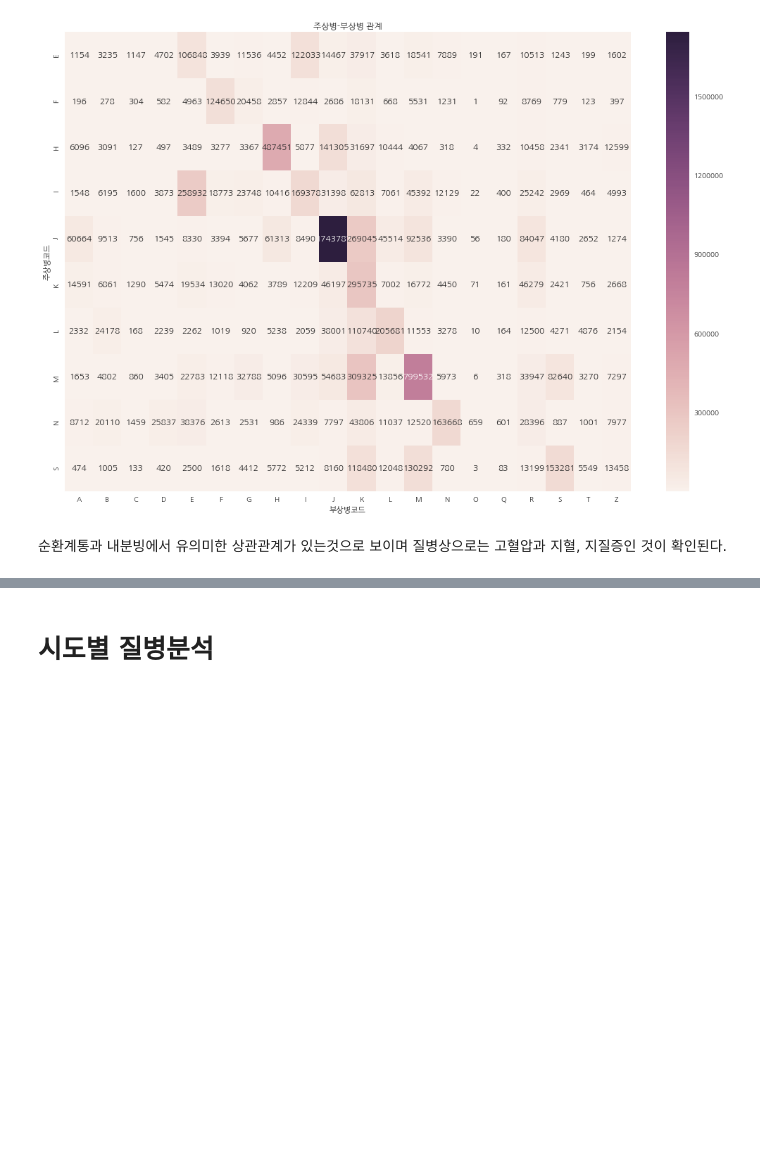
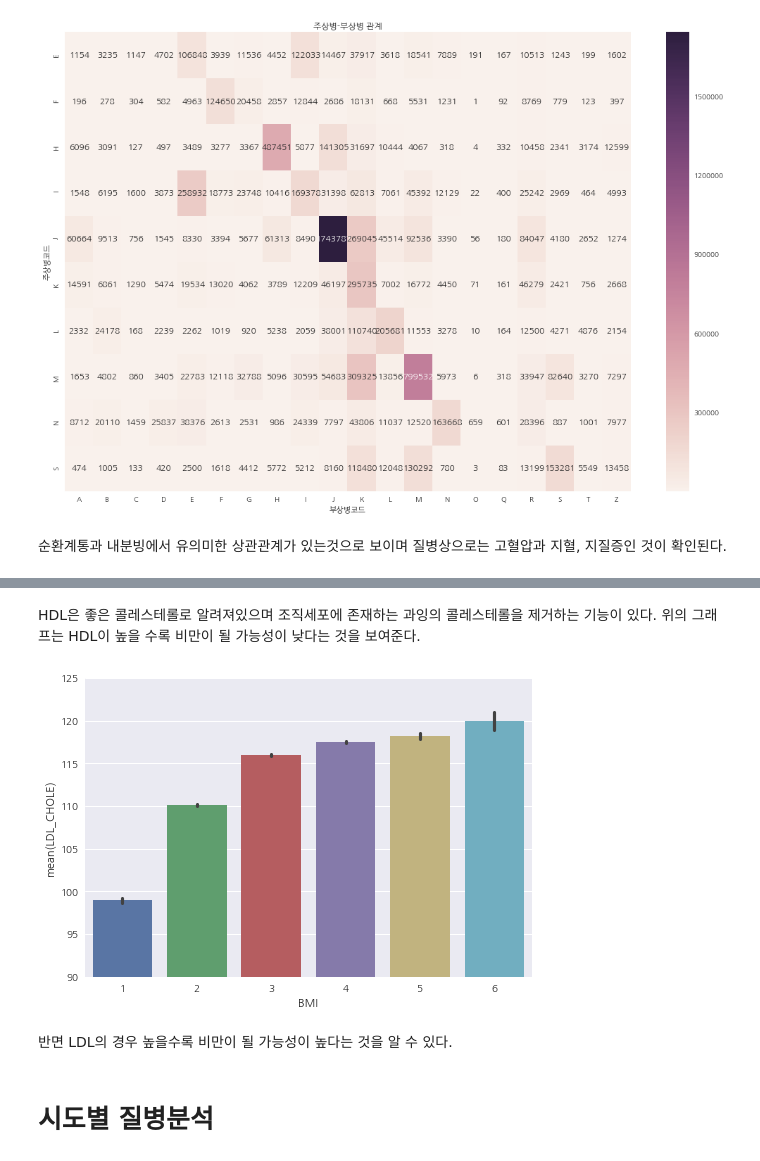
Before and after one commit to yolo0220/National_Health_Insurance_Sharing_Service_Project, a Jupyter notebook: Exploratory_Data_Analysis.ipynb, the cells around one changed output, grey strips where cells are left out. Cells and saved outputs as stored; diff of their text form; code cells hidden in the pictures; blank space fills up the shorter version.

```diff
--- a/Exploratory_Data_Analysis.ipynb
+++ b/Exploratory_Data_Analysis.ipynb
@@ -468,3 +490,13 @@ plt.show()
+# %% [markdown]
+HDL은 좋은 콜레스테롤로 알려져있으며 조직세포에 존재하는 과잉의 콜레스테롤을 제거하는 기능이 있다. 위의 그래프는 HDL이 높을 수록 비만이 될 가능성이 낮다는 것을 보여준다.
+# %%
+sns.barplot(x="BMI", y="LDL_CHOLE", data=gj)
+plt.ylim(90, 125)
+plt.show()
+# %% [output]
+[figure, added]
+# %% [markdown]
+반면 LDL의 경우 높을수록 비만이 될 가능성이 높다는 것을 알 수 있다.
 # %% [markdown]
 # 시도별 질병분석
 # %%
```
Also changed, not shown: parts of 18 cells of this notebook.
